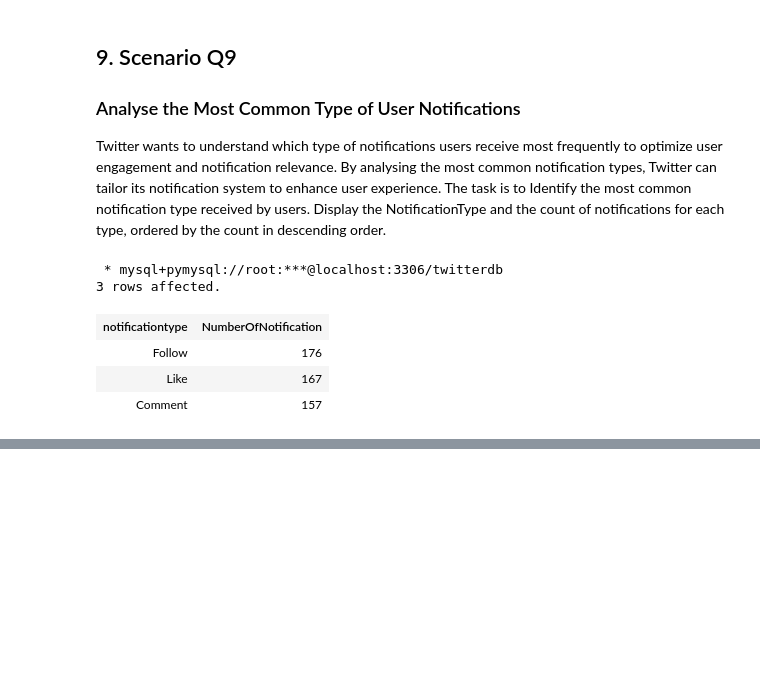
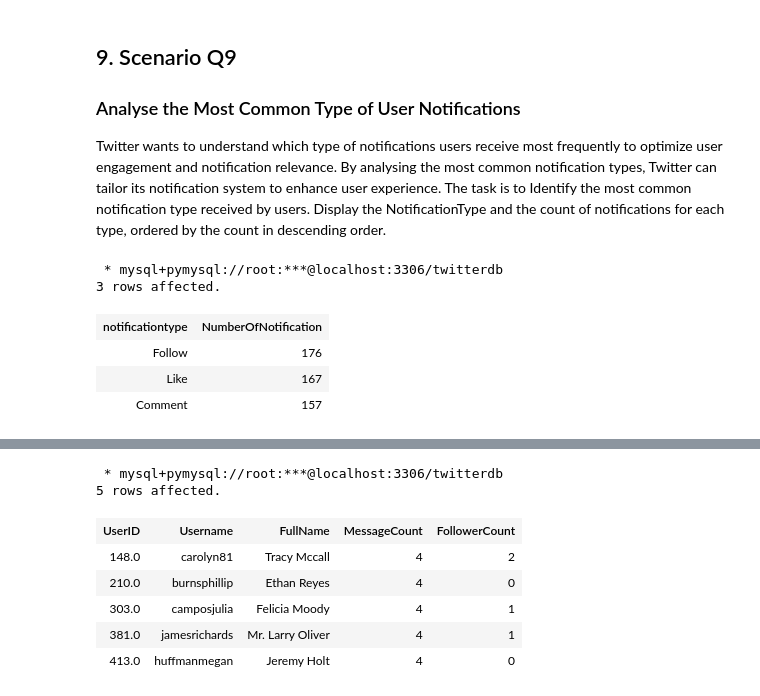
Before and after one commit to Ronald116/Data-Analysis-Projects, a Jupyter notebook: SQL/twitter_project/solution_analysis.ipynb, the cells around one changed output, grey strips where cells are left out. Saved outputs shown, nothing was run; the diff lists cells and outputs as text; code cells hidden in the pictures; blank space fills up the shorter version.

```diff
--- a/SQL/twitter_project/solution_analysis.ipynb
+++ b/SQL/twitter_project/solution_analysis.ipynb
@@ -382,0 +393,30 @@ ORDER BY
+# %%
+%%sql
+SELECT
+    u.UserID,
+    u.Username,
+    u.FullName,
+    COUNT(DISTINCT m.MessageID) AS MessageCount,
+    COUNT(DISTINCT f.FollowerID) AS FollowerCount
+FROM
+    users u
+LEFT JOIN directmessages m
+ON u.UserID = m.SenderID
+LEFT JOIN followers f
+ON u.UserID = f.FollowedUserID
+GROUP BY
+    u.UserID, u.Username, u.FullName
+HAVING
+    FollowerCount < 100
+ORDER BY
+    MessageCount DESC
+LIMIT 5;
+# %% [output]
+ * mysql+pymysql://root:***@localhost:3306/twitterdb
+5 rows affected.
+| UserID | Username | FullName | MessageCount | FollowerCount |
+| 148.0 | carolyn81 | Tracy Mccall | 4 | 2 |
+| 210.0 | burnsphillip | Ethan Reyes | 4 | 0 |
+| 303.0 | camposjulia | Felicia Moody | 4 | 1 |
+| 381.0 | jamesrichards | Mr. Larry Oliver | 4 | 1 |
+| 413.0 | huffmanmegan | Jeremy Holt | 4 | 0 |
```
Also changed, not shown: parts of 1 cell of this notebook.
